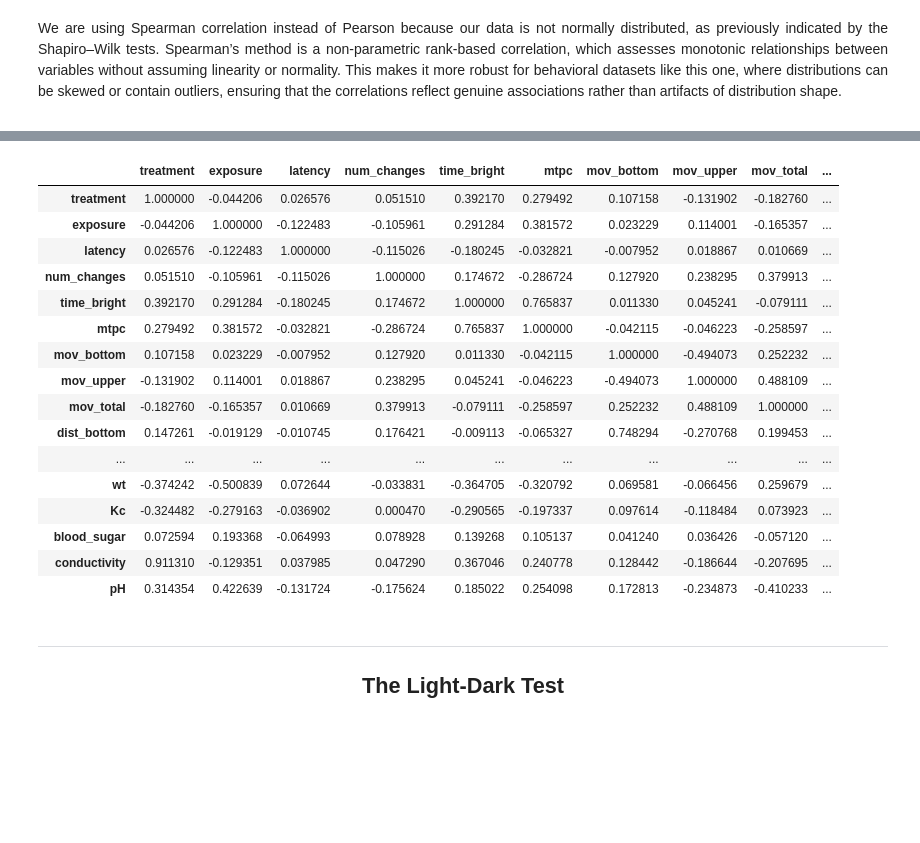
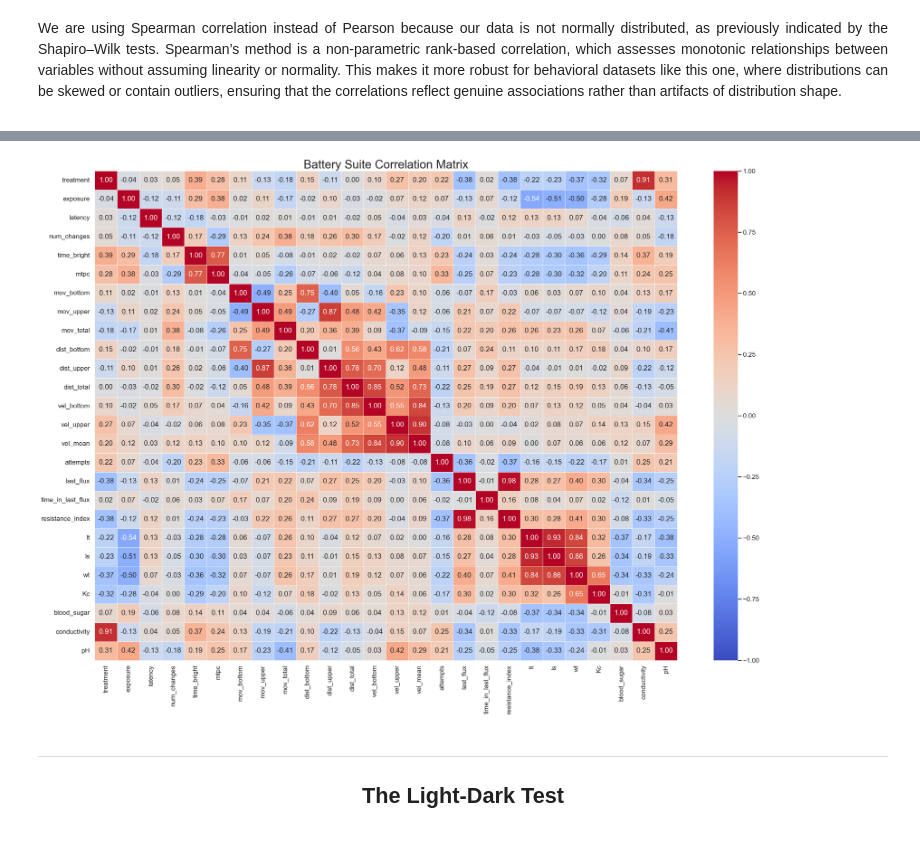
Before and after one commit to fabriscaique/zebrafish_testbattery, a Jupyter notebook: main.ipynb, the cells around one changed output, grey strips where cells are left out. Drawn from its saved outputs; the diff is of its cells as text; code cells hidden in the pictures; blank space fills up the shorter version.

```diff
--- a/main.ipynb
+++ b/main.ipynb
@@ -155,15 +243,3 @@ All parameters are **non-normal**. Therefore, Parametric tests (t-tests, ANOVA)
     We are using Spearman correlation instead of Pearson because our data is not normally distributed, as previously indicated by the Shapiro–Wilk tests. Spearman’s method is a non-parametric rank-based correlation, which assesses monotonic relationships between variables without assuming linearity or normality. This makes it more robust for behavioral datasets like this one, where distributions can be skewed or contain outliers, ensuring that the correlations reflect genuine associations rather than artifacts of distribution shape.
     </p>
 </div>
-# %%
-# Spearman correlation matrix
-corr_matrix = num_df.corr(method='spearman')
-
-# Masking the upper triangle
-mask = np.triu(np.ones_like(corr_matrix, dtype=bool))
-
-# Plotting correlation heatmap
-plt.figure(figsize=(12, 10))
-sns.heatmap(corr_matrix, annot=False, cmap='coolwarm', cbar=True, square=True, mask=mask, linewidths=.5)
-plt.title('Correlation Matrix')
-plt.show()
@@ -172,23 +246,23 @@ plt.show()
-# %%
-corr_matrix
-# %% [output]
-|  | treatment | exposure | latency | num_changes | time_bright | mtpc | mov_bottom | mov_upper | mov_total | ... |
-| treatment | 1.000000 | -0.044206 | 0.026576 | 0.051510 | 0.392170 | 0.279492 | 0.107158 | -0.131902 | -0.182760 | ... |
-| exposure | -0.044206 | 1.000000 | -0.122483 | -0.105961 | 0.291284 | 0.381572 | 0.023229 | 0.114001 | -0.165357 | ... |
-| latency | 0.026576 | -0.122483 | 1.000000 | -0.115026 | -0.180245 | -0.032821 | -0.007952 | 0.018867 | 0.010669 | ... |
-| num_changes | 0.051510 | -0.105961 | -0.115026 | 1.000000 | 0.174672 | -0.286724 | 0.127920 | 0.238295 | 0.379913 | ... |
-| time_bright | 0.392170 | 0.291284 | -0.180245 | 0.174672 | 1.000000 | 0.765837 | 0.011330 | 0.045241 | -0.079111 | ... |
-| mtpc | 0.279492 | 0.381572 | -0.032821 | -0.286724 | 0.765837 | 1.000000 | -0.042115 | -0.046223 | -0.258597 | ... |
-| mov_bottom | 0.107158 | 0.023229 | -0.007952 | 0.127920 | 0.011330 | -0.042115 | 1.000000 | -0.494073 | 0.252232 | ... |
-| mov_upper | -0.131902 | 0.114001 | 0.018867 | 0.238295 | 0.045241 | -0.046223 | -0.494073 | 1.000000 | 0.488109 | ... |
-| mov_total | -0.182760 | -0.165357 | 0.010669 | 0.379913 | -0.079111 | -0.258597 | 0.252232 | 0.488109 | 1.000000 | ... |
-| dist_bottom | 0.147261 | -0.019129 | -0.010745 | 0.176421 | -0.009113 | -0.065327 | 0.748294 | -0.270768 | 0.199453 | ... |
-| ... | ... | ... | ... | ... | ... | ... | ... | ... | ... | ... |
-| wt | -0.374242 | -0.500839 | 0.072644 | -0.033831 | -0.364705 | -0.320792 | 0.069581 | -0.066456 | 0.259679 | ... |
-| Kc | -0.324482 | -0.279163 | -0.036902 | 0.000470 | -0.290565 | -0.197337 | 0.097614 | -0.118484 | 0.073923 | ... |
-| blood_sugar | 0.072594 | 0.193368 | -0.064993 | 0.078928 | 0.139268 | 0.105137 | 0.041240 | 0.036426 | -0.057120 | ... |
-| conductivity | 0.911310 | -0.129351 | 0.037985 | 0.047290 | 0.367046 | 0.240778 | 0.128442 | -0.186644 | -0.207695 | ... |
-| pH | 0.314354 | 0.422639 | -0.131724 | -0.175624 | 0.185022 | 0.254098 | 0.172813 | -0.234873 | -0.410233 | ... |
+# %%
+# Visualizing Pearsoncorrelation matrix
+plt.figure(figsize=(28, 20))
+
+# Create a heatmap
+sns.heatmap(
+    corr_matrix,
+    annot=True,        # show correlation values
+    fmt=".2f",         # number format
+    cmap="coolwarm",   # blue=negative, red=positive
+    center=0,          # center the colormap at 0
+    linewidths=0.5,    # grid lines
+    vmin=-1, vmax=1    # scale from -1 to 1
+)
+
+plt.title("Battery Suite Correlation Matrix", size=30)
+plt.tight_layout()
+plt.show()
+# %% [output]
+[figure, added]
 # %% [markdown]
 ---
 
```
Also changed, not shown: parts of 17 cells of this notebook.
